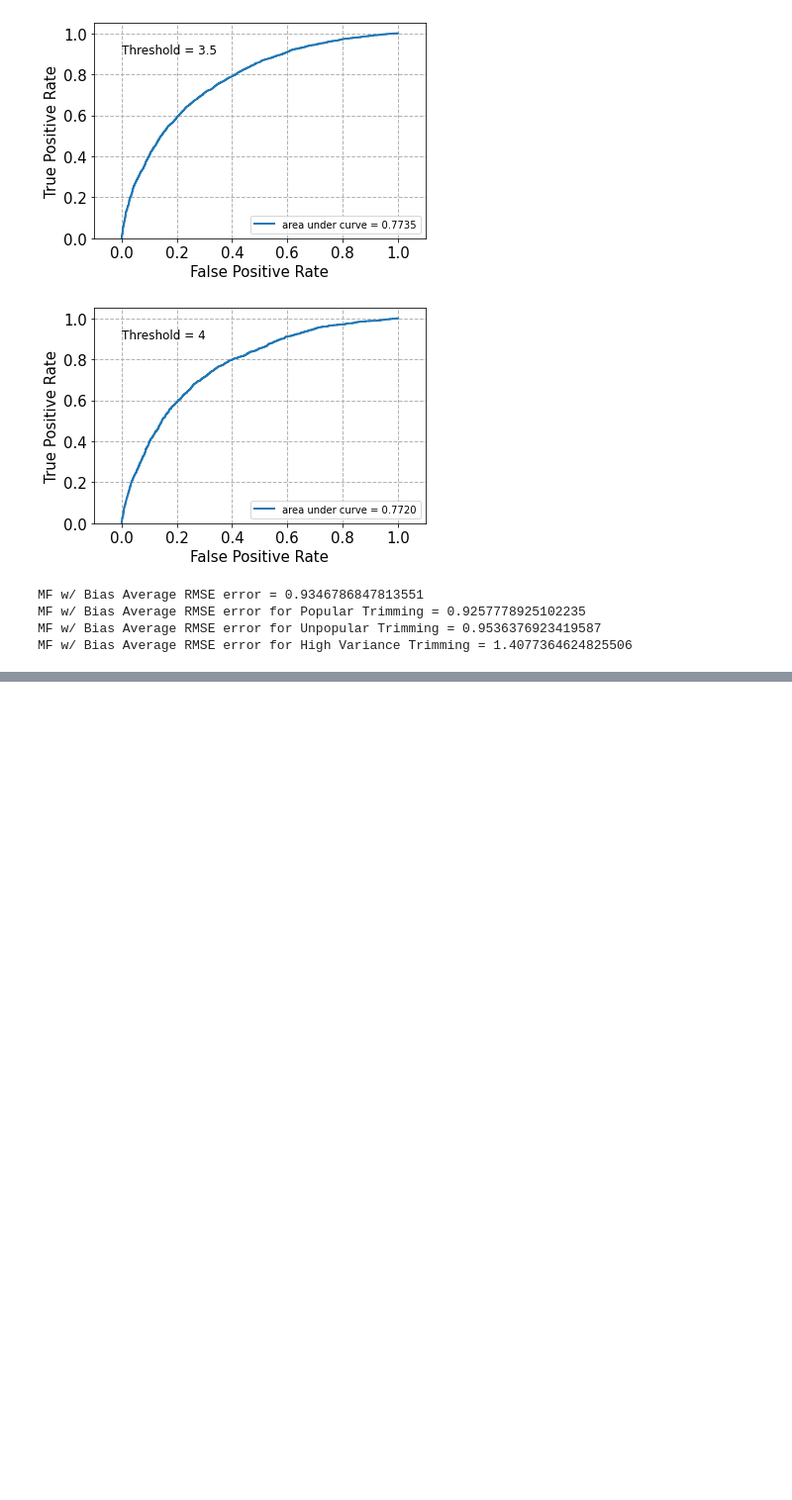
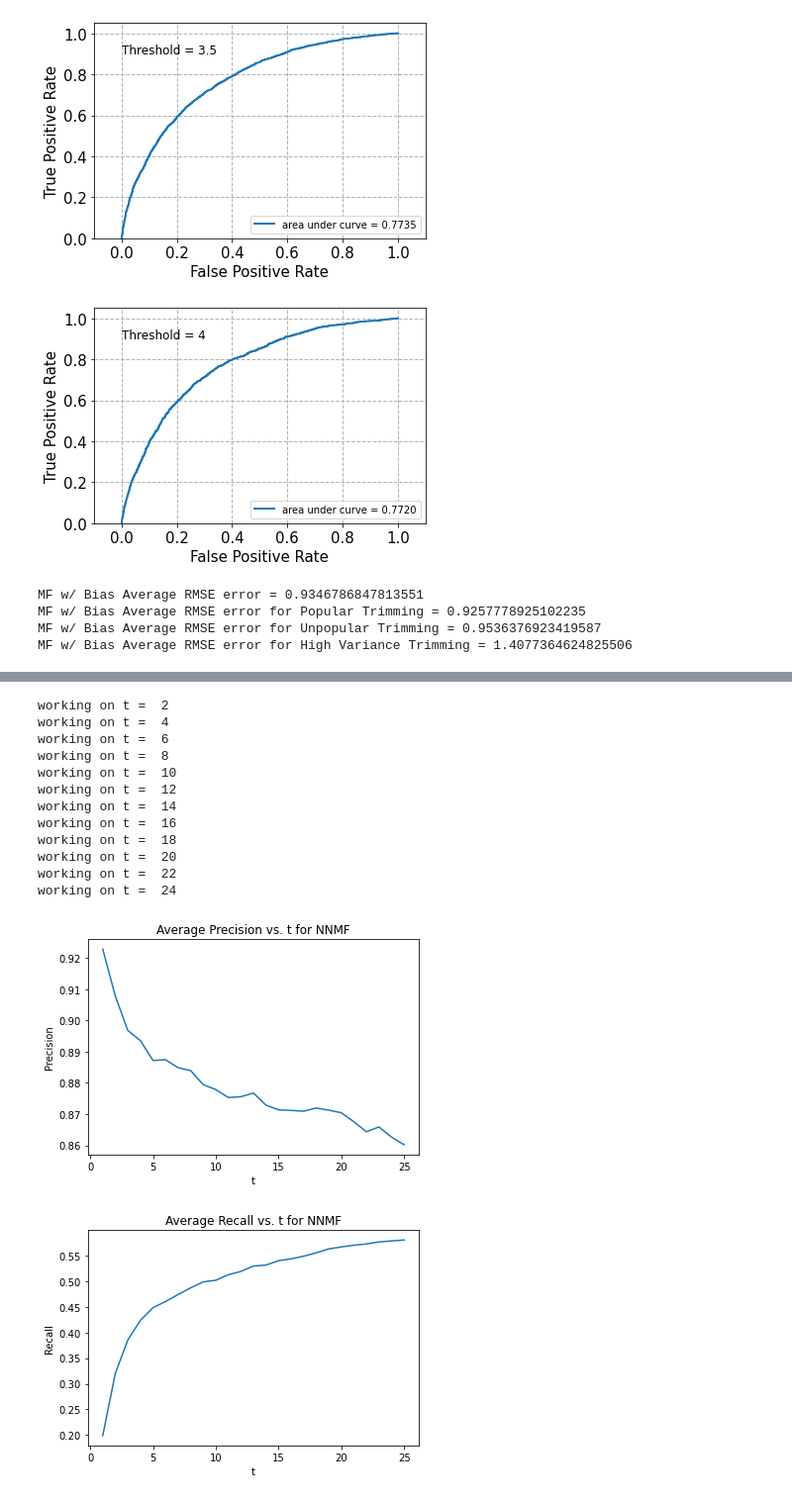
Before and after one commit to ztucker4/ECE219_Winter2021, a Jupyter notebook: Project_3/Project_3.ipynb, the cells around one changed output, grey strips where cells are left out. Shown at 99% size. Saved outputs shown, nothing was run; the diff lists cells and outputs as text; code cells hidden in the pictures; blank space fills up the shorter version.

```diff
--- a/Project_3/Project_3.ipynb
+++ b/Project_3/Project_3.ipynb
@@ -1147,39 +1257,56 @@ t_precs_NNMF = []
 t_recs_NNMF = []
 
 for t in t_vals:
-    print("working on t = ", t)
+
+    if(t % 2 == 0):
+        print("working on t = ", t)
+    precs_fold = []
+    recs_fold = []
     for trainset, testset in kf.split(ratings_df_sup):
-        precs_fold = []
-        recs_fold = []
 
         algo.fit(trainset)
 
         predictions = algo.test(trim_ratings(testset,t))
-        precs, recs = precision_recall_at_k(predictions, t, 3)
+        precs, recs = precision_recall_at_t(predictions, t, 3)
 
         avg_prec = sum(precs.values())/len(precs)
         avg_rec = sum(recs.values())/len(recs)
         precs_fold.append(avg_prec)
         recs_fold.append(avg_rec)
 
     avg_prec_t = sum(precs_fold)/num_splits
     avg_rec_t = sum(recs_fold)/num_splits
     t_precs_NNMF.append(avg_prec_t)
     t_recs_NNMF.append(avg_rec_t)
 
 plt.figure()
 plt.plot(t_vals, t_precs_NNMF)
 plt.title("Average Precision vs. t for NNMF")
 plt.xlabel("t")
 plt.ylabel("Precision")
 plt.show()
 
 plt.figure()
 plt.plot(t_vals, t_recs_NNMF)
 plt.title("Average Recall vs. t for NNMF")
 plt.xlabel("t")
 plt.ylabel("Recall")
 plt.show()
+# %% [output]
+working on t =  2
+working on t =  4
+working on t =  6
+working on t =  8
+working on t =  10
+working on t =  12
+working on t =  14
+working on t =  16
+working on t =  18
+working on t =  20
+working on t =  22
+working on t =  24
+[figure, added]
+[figure, added]
 # %%
 #Q38
 #10-fold cross validation - will average recall and precision
```
Also changed, not shown: parts of 5 cells of this notebook.
